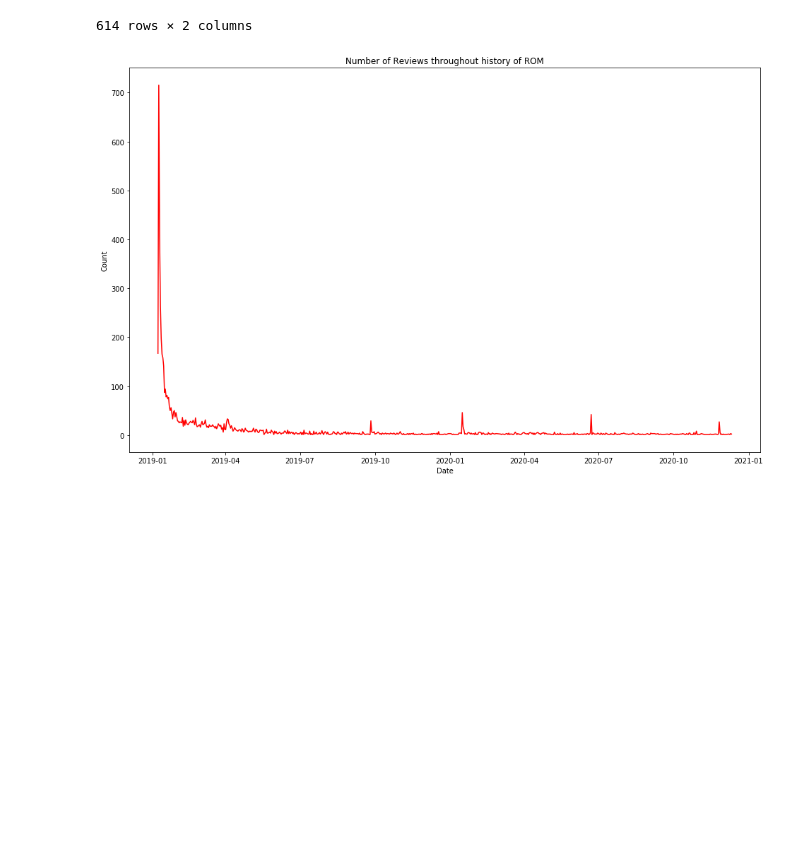
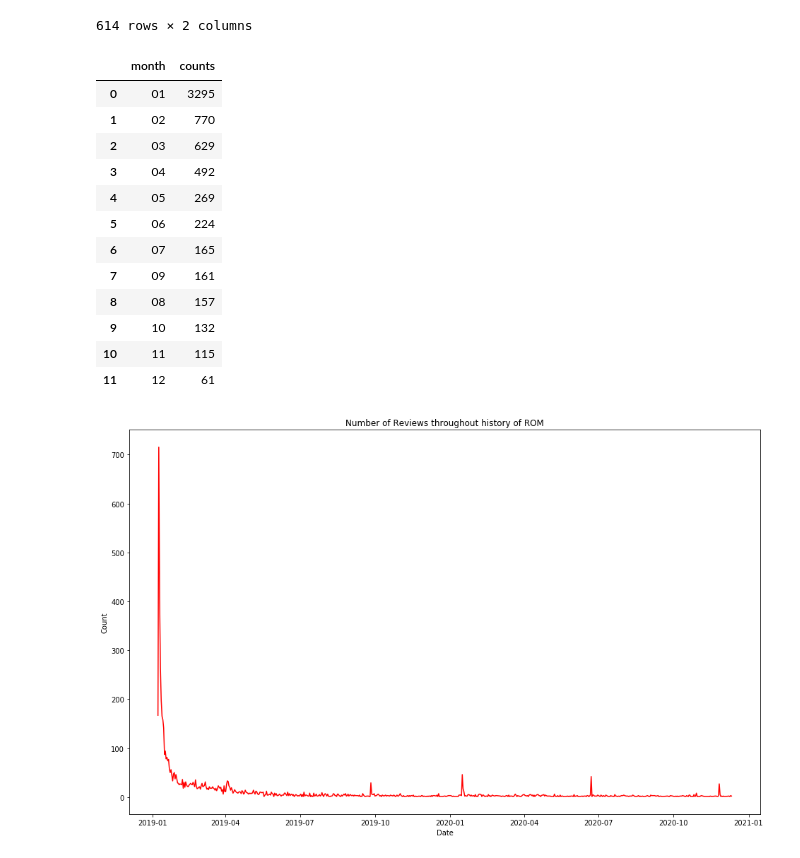
Before and after one commit to Moses-Lin/romreview, a Jupyter notebook: EDA.ipynb, the cells around one changed output. Drawn from its saved outputs; the diff is of its cells as text; code cells hidden in the pictures; blank space fills up the shorter version.

```diff
--- a/EDA.ipynb
+++ b/EDA.ipynb
@@ -255,6 +271,24 @@ reviewtimecounts
 | 300 | 2020-12-10 | 3 |
 | 444 | 2020-12-11 | 2 |
 614 rows × 2 columns
+# %%
+reviewmonthcount = df['month'].value_counts().reset_index(name='counts')
+reviewmonthcount.columns = ['month', 'counts']
+reviewmonthcount
+# %% [output]
+|  | month | counts |
+| 0 | 01 | 3295 |
+| 1 | 02 | 770 |
+| 2 | 03 | 629 |
+| 3 | 04 | 492 |
+| 4 | 05 | 269 |
+| 5 | 06 | 224 |
+| 6 | 07 | 165 |
+| 7 | 09 | 161 |
+| 8 | 08 | 157 |
+| 9 | 10 | 132 |
+| 10 | 11 | 115 |
+| 11 | 12 | 61 |
 # %%
 fig, ax = plt.subplots(figsize=(16, 10))
 
```
Also changed, not shown: parts of 8 cells of this notebook, 5 other files.
